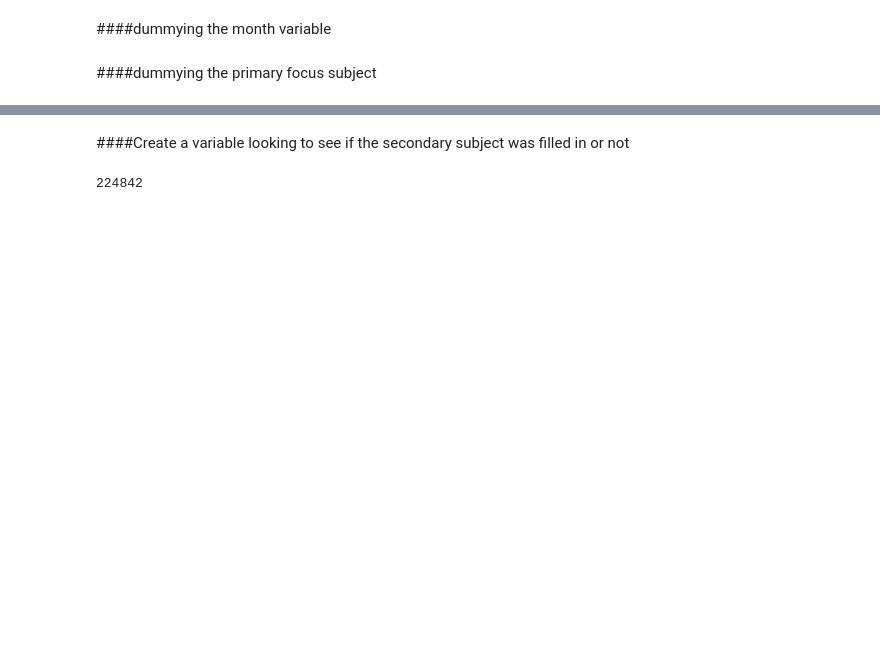
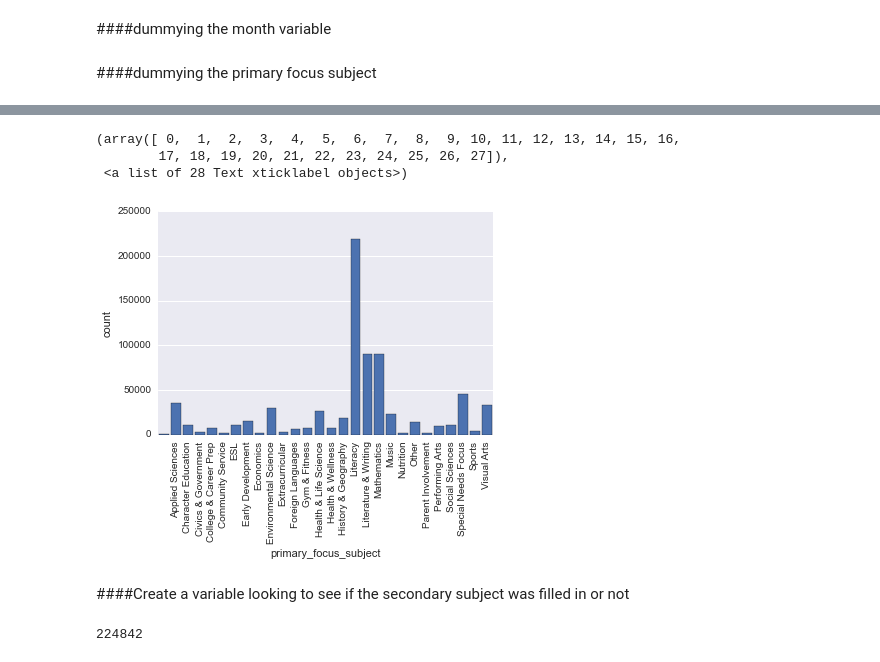
Before and after one commit to LylePayne/DonorsChooseAnalysis, a Jupyter notebook: Kojak - DonorsChoose Prediction Analysis.ipynb, the cells around one changed output, grey strips where cells are left out. Saved outputs shown, nothing was run; the diff lists cells and outputs as text; code cells hidden in the pictures; blank space fills up the shorter version.

```diff
--- a/Kojak - DonorsChoose Prediction Analysis.ipynb
+++ b/Kojak - DonorsChoose Prediction Analysis.ipynb
@@ -167,3 +172,18 @@ len(null_test)
+# %%
+##Renaming the "Special Needs" as they are also called "Special Needs" in the primary focus area
+# test.loc[~test['resource_type'].isin(['Books', 'Other', 'Supplies', 'Technology', 'Trips', 'Visitors']),
+#          'resource_type']="None"
+
+
+dummy_df_6.loc[dummy_df_6['primary_focus_subject'].isin(["Special Needs"]),'primary_focus_subject']="Special Needs Focus"
+# %%
+sn.barplot(dummy_df_6.primary_focus_subject)
+plt.xticks(rotation=90)
+# %% [output]
+(array([ 0,  1,  2,  3,  4,  5,  6,  7,  8,  9, 10, 11, 12, 13, 14, 15, 16,
+        17, 18, 19, 20, 21, 22, 23, 24, 25, 26, 27]),
+ <a list of 28 Text xticklabel objects>)
+[figure, added]
 # %%
 ##Test to see if I could remove empty cells with notnull - didn't work.
 test_dummy_df_6 = dummy_df_6[pd.notnull(dummy_df_6['primary_focus_subject'])]
```
Also changed, not shown: parts of 13 cells of this notebook.
